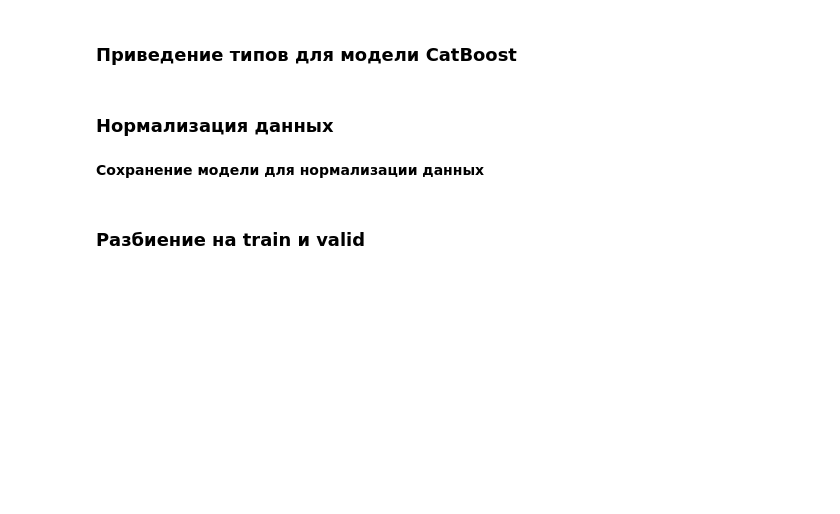
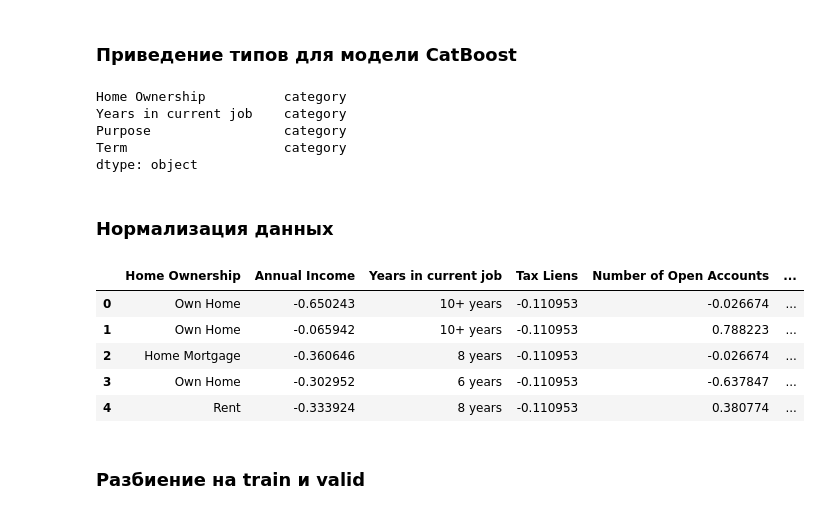
Before and after one commit to AntonyVasilev/Libs_for_DS_additional, a Jupyter notebook: my_solution/AVasilev_solution.ipynb, the cells around one changed output. Drawn from its saved outputs; the diff is of its cells as text; code cells hidden in the pictures; blank space fills up the shorter version.

```diff
--- a/my_solution/AVasilev_solution.ipynb
+++ b/my_solution/AVasilev_solution.ipynb
@@ -195,7 +195,8 @@ df_train.loc[df_train['Credit Score'] > 751, 'Credit Score'] = df_train.loc[df_t
 # %%
 for i in df_train.index[df_train['Annual Income'].isnull()]:
     monthly_debt = df_train.iloc[i, 14]
-    df_train.iat[i, 1] = df_train.loc[(df_train['Monthly Debt'] < monthly_debt * 1.2) & (df_train['Monthly Debt'] > monthly_debt * 0.8), 'Monthly Debt'].median()
+    df_train.iat[i, 1] = df_train.loc[(df_train['Monthly Debt'] < monthly_debt * 1.2) &
+                                      (df_train['Monthly Debt'] > monthly_debt * 0.8), 'Monthly Debt'].median()
 # %%
 med_anual_income = df_train['Annual Income'].median()
 df_train.loc[df_train['Annual Income'].isnull(), 'Annual Income'] = med_anual_income
@@ -702,18 +708,29 @@ SELECTED_FEATURE_NAMES = NUM_FEATURE_NAMES + NEW_BINARY_FEATURES + NEW_FEATURE_N
 ### Приведение типов для модели CatBoost
 # %%
 for colname in CAT_FEATURE_NAMES:
-    df[colname] = pd.Categorical(df[colname])
+    df_train[colname] = pd.Categorical(df_train[colname])
 
-df[CAT_FEATURE_NAMES].dtypes
+df_train[CAT_FEATURE_NAMES].dtypes
+# %% [output]
+Home Ownership          category
+Years in current job    category
+Purpose                 category
+Term                    category
+dtype: object
 # %% [markdown]
 ### Нормализация данных
 # %%
 scaler = StandardScaler()
 
-df_norm = df.copy()
+df_norm = df_train.copy()
 df_norm[NUM_FEATURE_NAMES] = scaler.fit_transform(df_norm[NUM_FEATURE_NAMES])
 
-df = df_norm.copy()
-df.head()
+df_train = df_norm.copy()
+df_train.head()
+# %% [output]
+|  | Home Ownership | Annual Income | Years in current job | Tax Liens | Number of Open Accounts | ... |
+| 0 | Own Home | -0.650243 | 10+ years | -0.110953 | -0.026674 | ... |
+| 1 | Own Home | -0.065942 | 10+ years | -0.110953 | 0.788223 | ... |
+| 2 | Home Mortgage | -0.360646 | 8 years | -0.110953 | -0.026674 | ... |
+| 3 | Own Home | -0.302952 | 6 years | -0.110953 | -0.637847 | ... |
+| 4 | Rent | -0.333924 | 8 years | -0.110953 | 0.380774 | ... |
-# %% [markdown]
-**Сохранение модели для нормализации данных**
```
Also changed, not shown: parts of 133 cells of this notebook, 7 other files.
